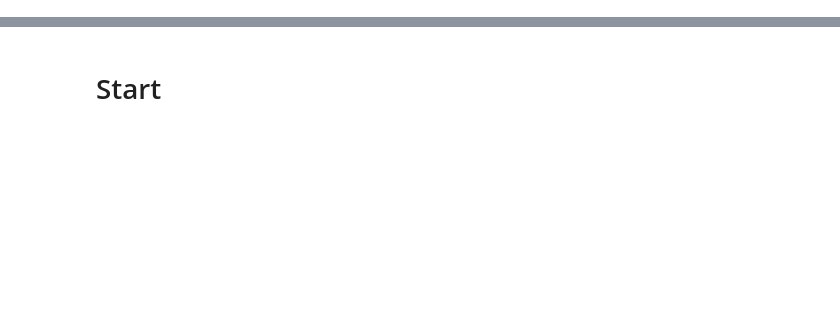
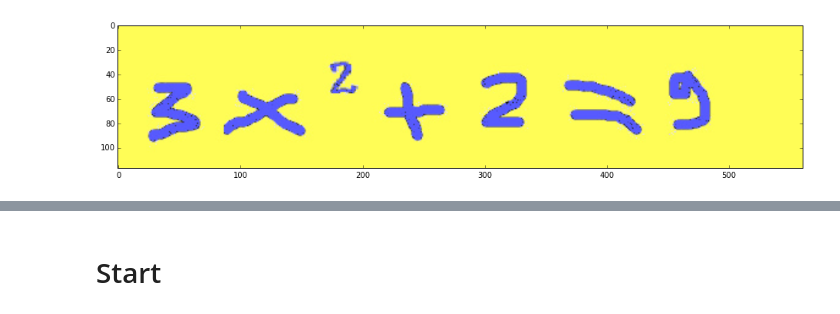
Before and after one commit to milanadapra/equation-solver, a Jupyter notebook: v4/v4-reseno.ipynb, the cells around one changed output, grey strips where cells are left out. Drawn from its saved outputs; the diff is of its cells as text; code cells hidden in the pictures; blank space fills up the shorter version.

```diff
--- a/v4/v4-reseno.ipynb
+++ b/v4/v4-reseno.ipynb
@@ -67,6 +69,8 @@ def remove_noise(binary_image):
     return ret_val
 # %%
 # Uklanjanje šuma
-img_train = load_image('images/train.jpg')
-img_train_bin = remove_noise(invert(image_bin_adaptive(image_gray(img_train))))
-#display_image(img_train_bin)
+img_train = load_image('images/test22.jpg')
+img_train_bin = img_train
+display_image(img_train_bin)
+# %% [output]
+[figure, added]
```
Also changed, not shown: parts of 12 cells of this notebook, 43 other files.
